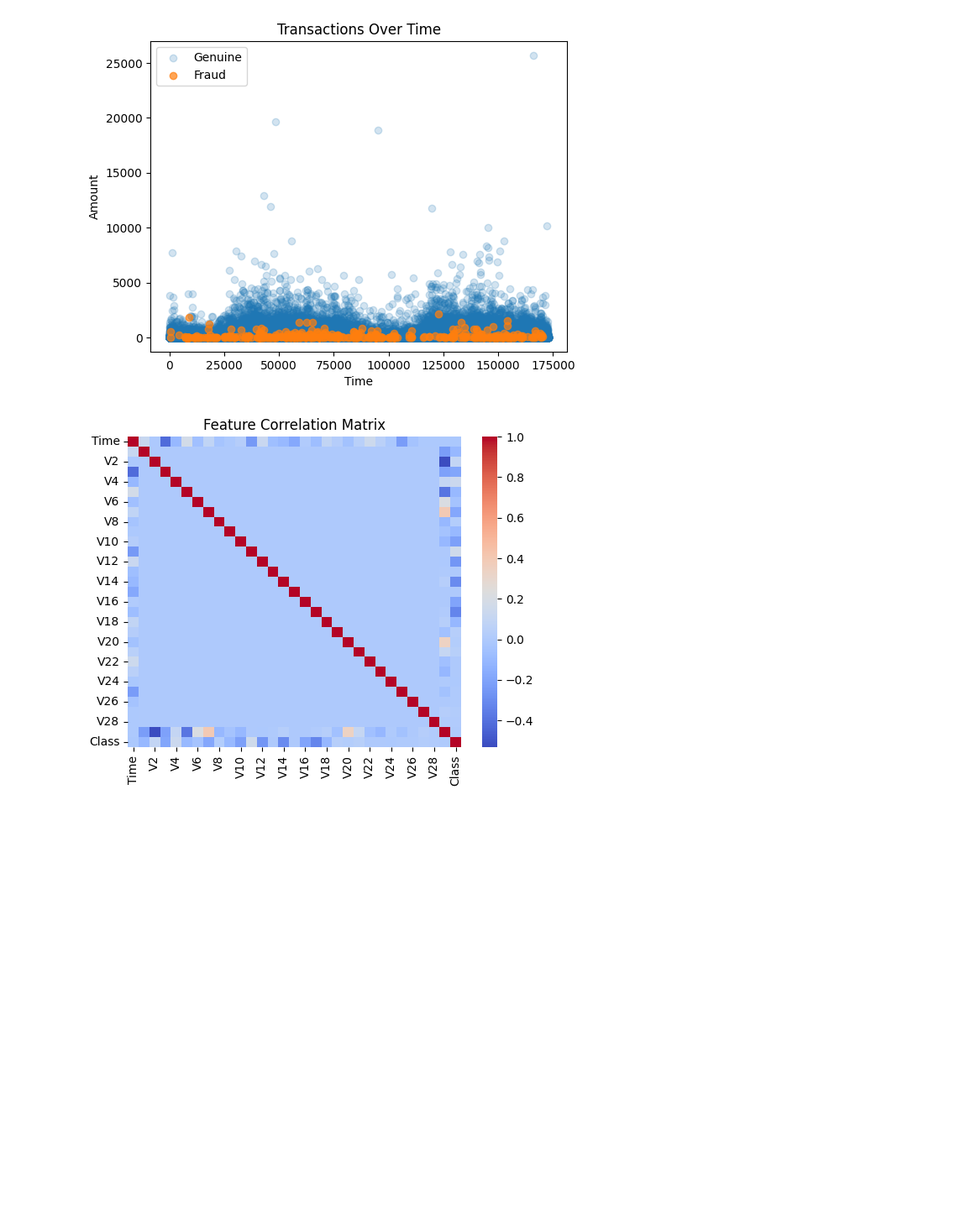
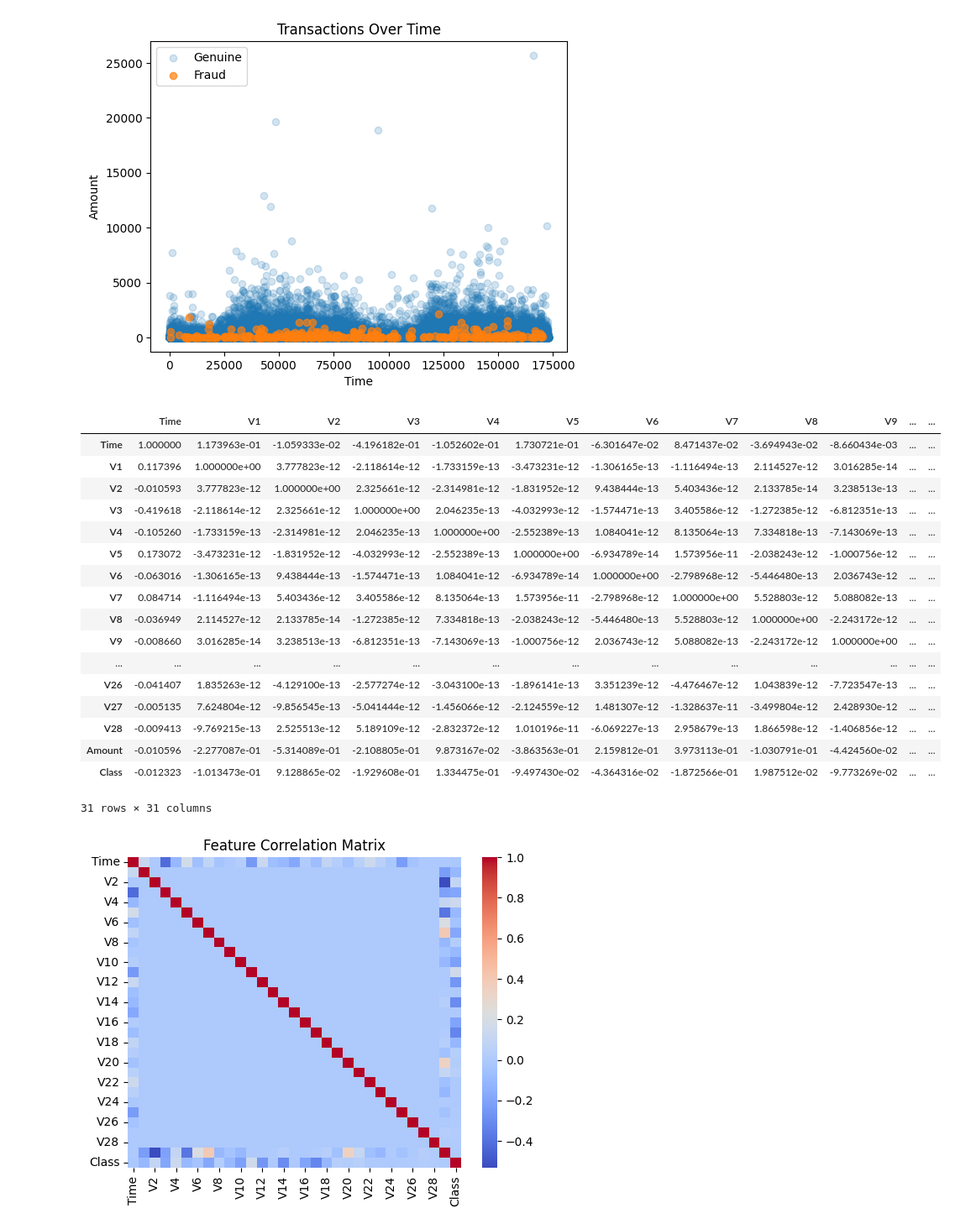
Before and after one commit to milindbathla/BCS-Recruitment-Tasks, a Jupyter notebook: Milind_TheLedgerOfShadows/Code.ipynb, the cells around one changed output. Shown at 84% size. Cells and saved outputs as stored; diff of their text form; code cells hidden in the pictures; blank space fills up the shorter version.

```diff
--- a/Milind_TheLedgerOfShadows/Code.ipynb
+++ b/Milind_TheLedgerOfShadows/Code.ipynb
@@ -130,6 +122,27 @@ plt.show()
 # The scatter plot reveals that fraudulent transactions (in orange) tend to cluster at certain times and often involve higher amounts compared to genuine transactions (in blue). This pattern suggests that fraudsters may target specific time periods and prefer larger transaction amounts, which could be critical insights for developing effective fraud detection algorithms.
 # %% [output]
 [figure]
+# %%
+df.corr()
+# %% [output]
+|  | Time | V1 | V2 | V3 | V4 | V5 | V6 | V7 | V8 | V9 | ... | ... |
+| Time | 1.000000 | 1.173963e-01 | -1.059333e-02 | -4.196182e-01 | -1.052602e-01 | 1.730721e-01 | -6.301647e-02 | 8.471437e-02 | -3.694943e-02 | -8.660434e-03 | ... | ... |
+| V1 | 0.117396 | 1.000000e+00 | 3.777823e-12 | -2.118614e-12 | -1.733159e-13 | -3.473231e-12 | -1.306165e-13 | -1.116494e-13 | 2.114527e-12 | 3.016285e-14 | ... | ... |
+| V2 | -0.010593 | 3.777823e-12 | 1.000000e+00 | 2.325661e-12 | -2.314981e-12 | -1.831952e-12 | 9.438444e-13 | 5.403436e-12 | 2.133785e-14 | 3.238513e-13 | ... | ... |
+| V3 | -0.419618 | -2.118614e-12 | 2.325661e-12 | 1.000000e+00 | 2.046235e-13 | -4.032993e-12 | -1.574471e-13 | 3.405586e-12 | -1.272385e-12 | -6.812351e-13 | ... | ... |
+| V4 | -0.105260 | -1.733159e-13 | -2.314981e-12 | 2.046235e-13 | 1.000000e+00 | -2.552389e-13 | 1.084041e-12 | 8.135064e-13 | 7.334818e-13 | -7.143069e-13 | ... | ... |
+| V5 | 0.173072 | -3.473231e-12 | -1.831952e-12 | -4.032993e-12 | -2.552389e-13 | 1.000000e+00 | -6.934789e-14 | 1.573956e-11 | -2.038243e-12 | -1.000756e-12 | ... | ... |
+| V6 | -0.063016 | -1.306165e-13 | 9.438444e-13 | -1.574471e-13 | 1.084041e-12 | -6.934789e-14 | 1.000000e+00 | -2.798968e-12 | -5.446480e-13 | 2.036743e-12 | ... | ... |
+| V7 | 0.084714 | -1.116494e-13 | 5.403436e-12 | 3.405586e-12 | 8.135064e-13 | 1.573956e-11 | -2.798968e-12 | 1.000000e+00 | 5.528803e-12 | 5.088082e-13 | ... | ... |
+| V8 | -0.036949 | 2.114527e-12 | 2.133785e-14 | -1.272385e-12 | 7.334818e-13 | -2.038243e-12 | -5.446480e-13 | 5.528803e-12 | 1.000000e+00 | -2.243172e-12 | ... | ... |
+| V9 | -0.008660 | 3.016285e-14 | 3.238513e-13 | -6.812351e-13 | -7.143069e-13 | -1.000756e-12 | 2.036743e-12 | 5.088082e-13 | -2.243172e-12 | 1.000000e+00 | ... | ... |
+| ... | ... | ... | ... | ... | ... | ... | ... | ... | ... | ... | ... | ... |
+| V26 | -0.041407 | 1.835263e-12 | -4.129100e-13 | -2.577274e-12 | -3.043100e-13 | -1.896141e-13 | 3.351239e-12 | -4.476467e-12 | 1.043839e-12 | -7.723547e-13 | ... | ... |
+| V27 | -0.005135 | 7.624804e-12 | -9.856545e-13 | -5.041444e-12 | -1.456066e-12 | -2.124559e-12 | 1.481307e-12 | -1.328637e-11 | -3.499804e-12 | 2.428930e-12 | ... | ... |
+| V28 | -0.009413 | -9.769215e-13 | 2.525513e-12 | 5.189109e-12 | -2.832372e-12 | 1.010196e-11 | -6.069227e-13 | 2.958679e-13 | 1.866598e-12 | -1.406856e-12 | ... | ... |
+| Amount | -0.010596 | -2.277087e-01 | -5.314089e-01 | -2.108805e-01 | 9.873167e-02 | -3.863563e-01 | 2.159812e-01 | 3.973113e-01 | -1.030791e-01 | -4.424560e-02 | ... | ... |
+| Class | -0.012323 | -1.013473e-01 | 9.128865e-02 | -1.929608e-01 | 1.334475e-01 | -9.497430e-02 | -4.364316e-02 | -1.872566e-01 | 1.987512e-02 | -9.773269e-02 | ... | ... |
+31 rows × 31 columns
 # %%
 corr = df.corr()
 sns.heatmap(corr, cmap='coolwarm')
```
Also changed, not shown: parts of 22 cells of this notebook, 1 other file.
